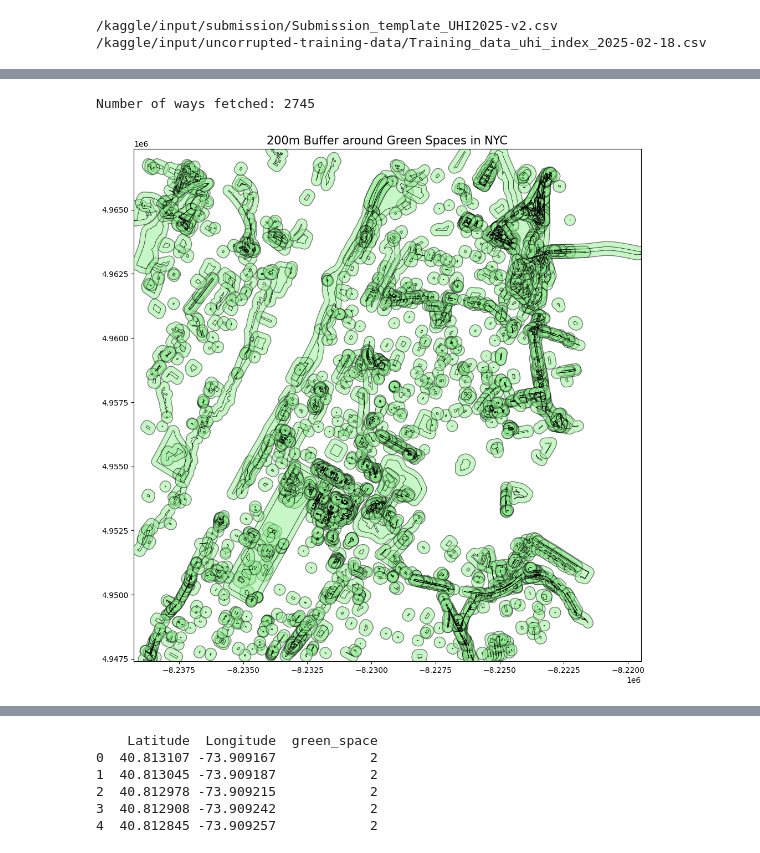
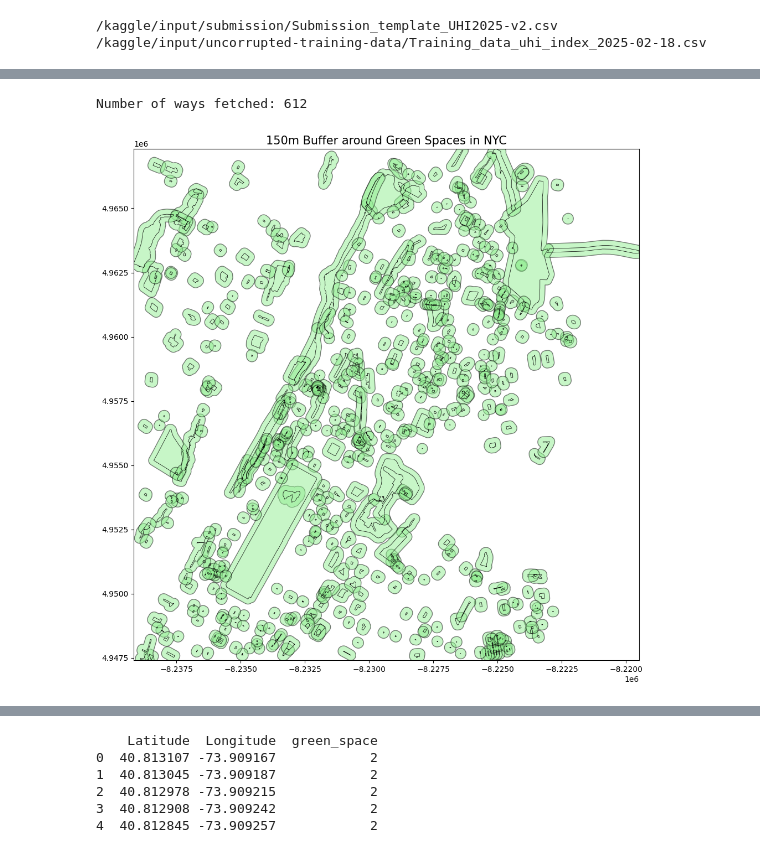
Before and after one commit to WeiSiangLai/EY-Data-Science, a Jupyter notebook: Green Space/overpy-green-space.ipynb, the cells around one changed output, grey strips where cells are left out. Saved outputs shown, nothing was run; the diff lists cells and outputs as text; code cells hidden in the pictures.

```diff
--- a/Green Space/overpy-green-space.ipynb
+++ b/Green Space/overpy-green-space.ipynb
@@ -117,8 +120,7 @@ overpass_query = f"""
 [out:json];
 (
   way["leisure"="park"]({lower_left[0]},{lower_left[1]},{upper_right[0]},{upper_right[1]});
-  way["landuse"~"grass|recreation_ground|forest"]({lower_left[0]},{lower_left[1]},{upper_right[0]},{upper_right[1]});
-  way["natural"="wood"]({lower_left[0]},{lower_left[1]},{upper_right[0]},{upper_right[1]});
+  way["landuse"~"recreation_ground| forest"]({lower_left[0]},{lower_left[1]},{upper_right[0]},{upper_right[1]});
 );
 out body;
 (._;>;);
@@ -154,34 +156,41 @@ try:
         # Reproject to a CRS with meters as units (EPSG:3395)
         gdf = gdf.to_crs(epsg=3395)
 
+        # Calculate the area in square meters
+        #gdf['area'] = gdf.geometry.area
+
+        # Filter parks that are larger than a specific area (e.g., 10,00 square meters = 0.001 km²)
+        #threshold_area = 1000  # square meters
+        #gdf = gdf[gdf['area'] > threshold_area]
+
         # Create a 100-meter buffer around the green spaces
         gdf['buffer'] = gdf.geometry.buffer(200)
 
         # Create the plot
         fig, ax = plt.subplots(figsize=(12, 12))
 
         # Plot the buffered regions
         gdf['buffer'].plot(ax=ax, color="lightgreen", alpha=0.5, edgecolor="black")
 
         # Add map context (optional)
         gdf.boundary.plot(ax=ax, color="black", linewidth=0.5)
 
         # Set plot limits to match bounding box
         ax.set_xlim(gdf.total_bounds[0], gdf.total_bounds[2])  # xmin, xmax
         ax.set_ylim(gdf.total_bounds[1], gdf.total_bounds[3])  # ymin, ymax
 
-        ax.set_title("200m Buffer around Green Spaces in NYC", fontsize=15)
+        ax.set_title("150m Buffer around Green Spaces in NYC", fontsize=15)
         ax.axis('on')  # Show axes to verify coordinates
         plt.show()
 
-        print(f"Successfully plotted {len(gdf)} green spaces with 200m buffer")
+        print(f"Successfully plotted {len(gdf)} green spaces with 150m buffer")
     else:
         print("No valid geometries found to plot")
 
 except overpy.exception.OverpassTooManyRequests:
     print("Too many requests to Overpass API. Please wait and try again.")
 except Exception as e:
     print(f"An error occurred: {str(e)}")
 # %% [output]
-Number of ways fetched: 2745
+Number of ways fetched: 612
-[figure, old version]
+[figure, new version]
```
Also changed, not shown: parts of 8 cells of this notebook, 11 other files.
